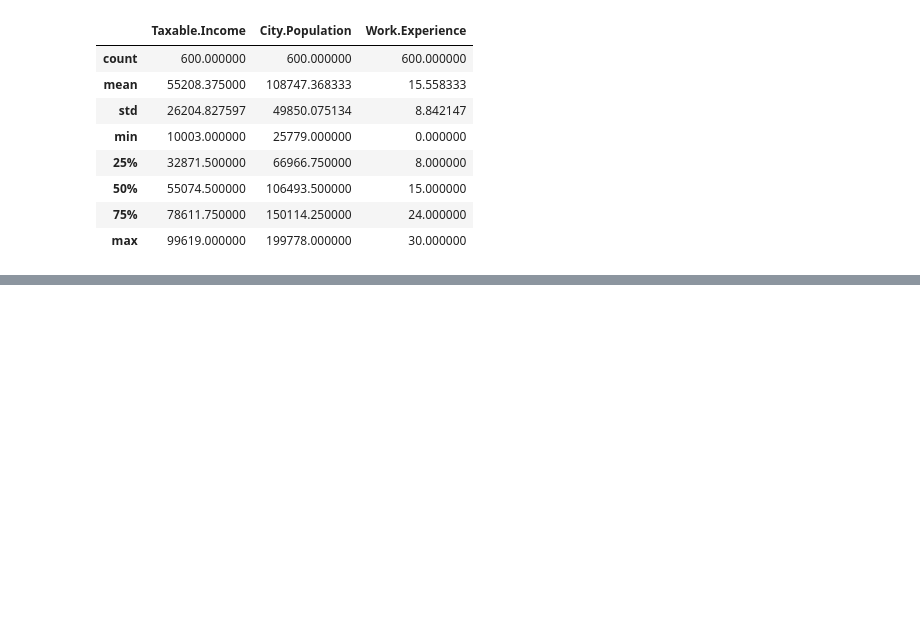
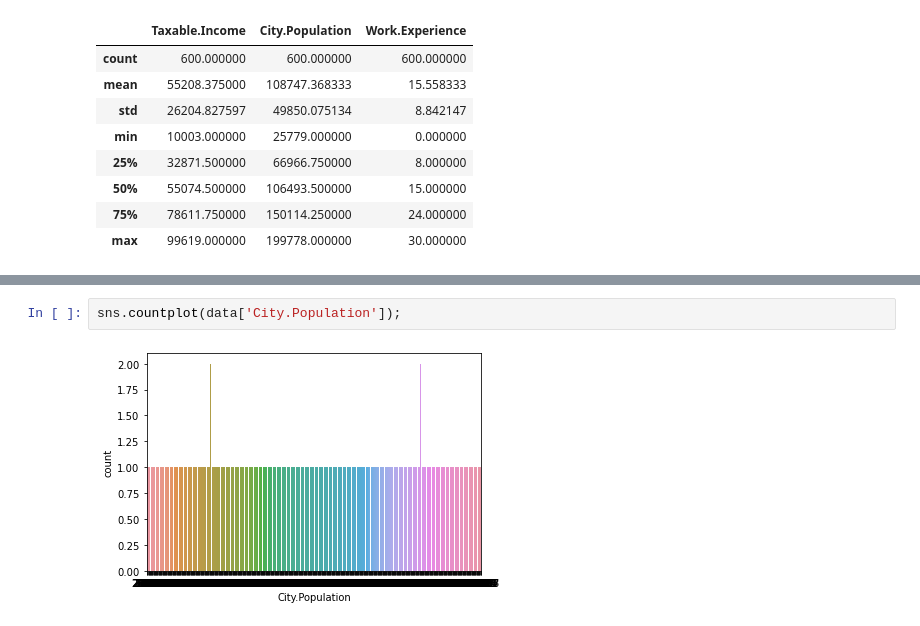
Before and after one commit to SamadSultan/15-RANDOM-FOREST, a Jupyter notebook: Fraud_check.ipynb, the cells around one changed output, grey strips where cells are left out. Drawn from its saved outputs; the diff is of its cells as text; blank space fills up the shorter version.

```diff
--- a/Fraud_check.ipynb
+++ b/Fraud_check.ipynb
@@ -115,0 +231,4 @@ data1
+# %%
+sns.countplot(data['City.Population']);
+# %% [output]
+[figure, added]
```
Also changed, not shown: parts of 62 cells of this notebook.
